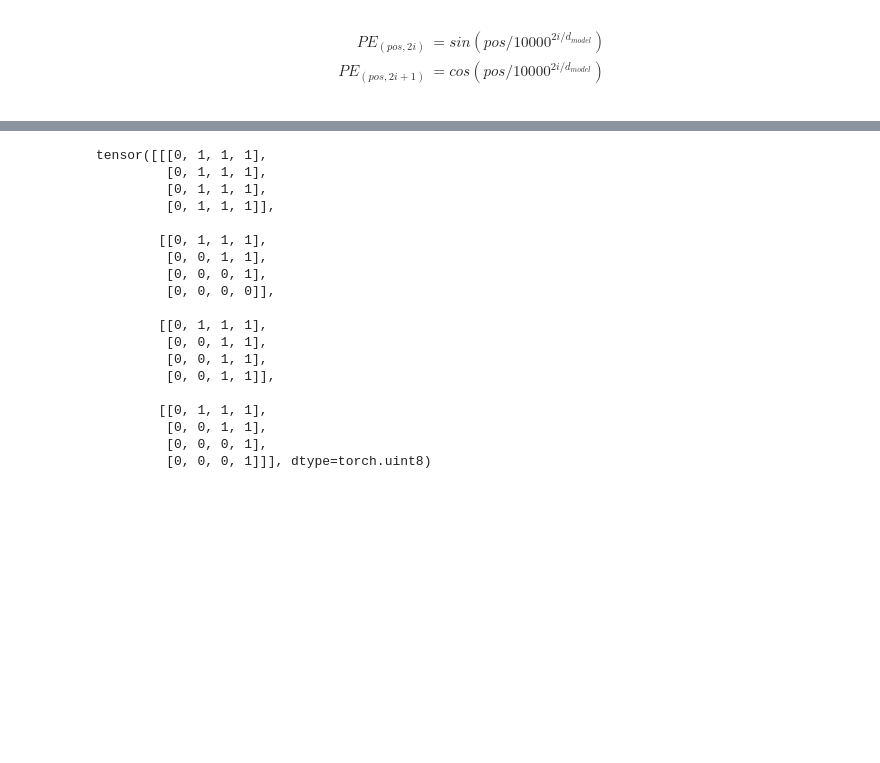
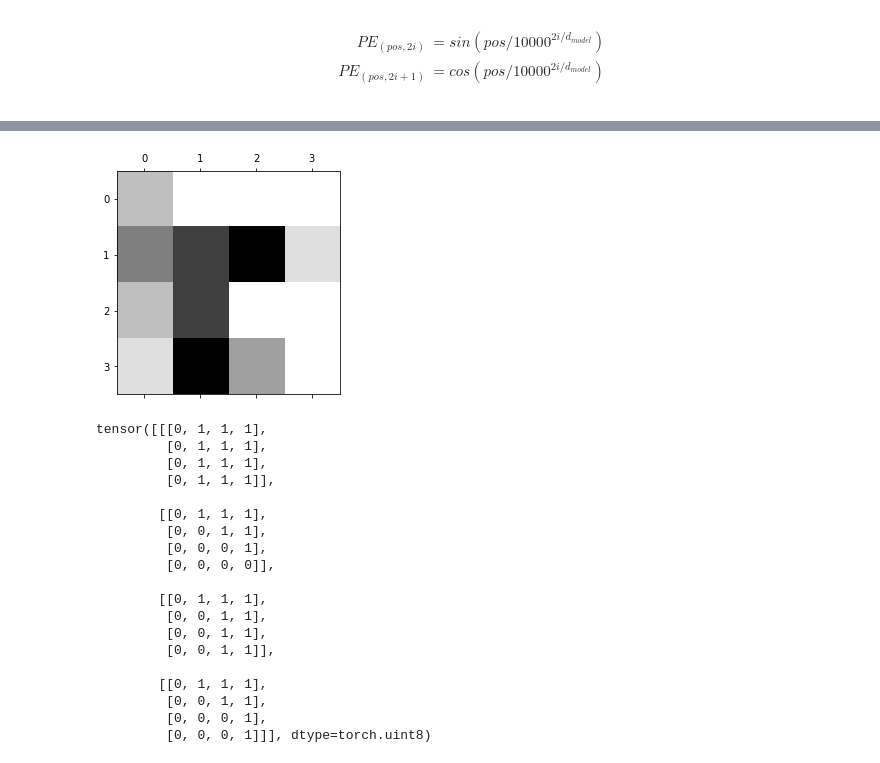
Before and after one commit to simonjisu/deepnlp_study, a Jupyter notebook: notebook/04_Transformer.ipynb, the cells around one changed output, grey strips where cells are left out. Cells and saved outputs as stored; diff of their text form; code cells hidden in the pictures; blank space fills up the shorter version.

```diff
--- a/notebook/04_Transformer.ipynb
+++ b/notebook/04_Transformer.ipynb
@@ -356,7 +476,13 @@ torch.Size([4, 3, 256])
 # %%
 target_n_pos = 4  # equal to max_seq_len
-t = torch.LongTensor(np.array([[1, 0, 0, 0], [5, 7, 9, 2], [3, 7, 0, 0], [2, 9, 4, 0]]))
-po_t = torch.LongTensor(np.array([[1, 0, 0, 0], [1, 2, 3, 4], [1, 2, 0, 0], [1, 2, 3, 0]]))
+t = torch.LongTensor(np.array([[3, 1, 1, 1],
+                               [5, 7, 9, 2],
+                               [3, 7, 1, 1],
+                               [2, 9, 4, 1]]))
+po_t = torch.LongTensor(np.array([[1, 0, 0, 0],
+                                  [1, 2, 3, 4],
+                                  [1, 2, 0, 0],
+                                  [1, 2, 3, 0]]))
 pos_layer = PositionalEncoding(target_n_pos+1, d_model)  # n_pos + 1 for pad idx
 embed_layer = Embedding(vocab_len, d_model)
 embed_layer(t).size(), pos_layer(po_t).size()
@@ -401,5 +540,10 @@ attn_mask = get_padding_mask(q=t, k=t, pad_idx=0, mode='attn')
 subseq_mask = get_padding_mask(q=t, mode='subseq')
 self_attn_mask = (attn_mask + subseq_mask).gt(0)
+# %%
+plt.matshow(t.numpy(), cmap="binary")
+plt.show()
+# %% [output]
+[figure, added]
 # %%
 self_attn_mask
 # %% [output]
```
Also changed, not shown: parts of 69 cells of this notebook.
